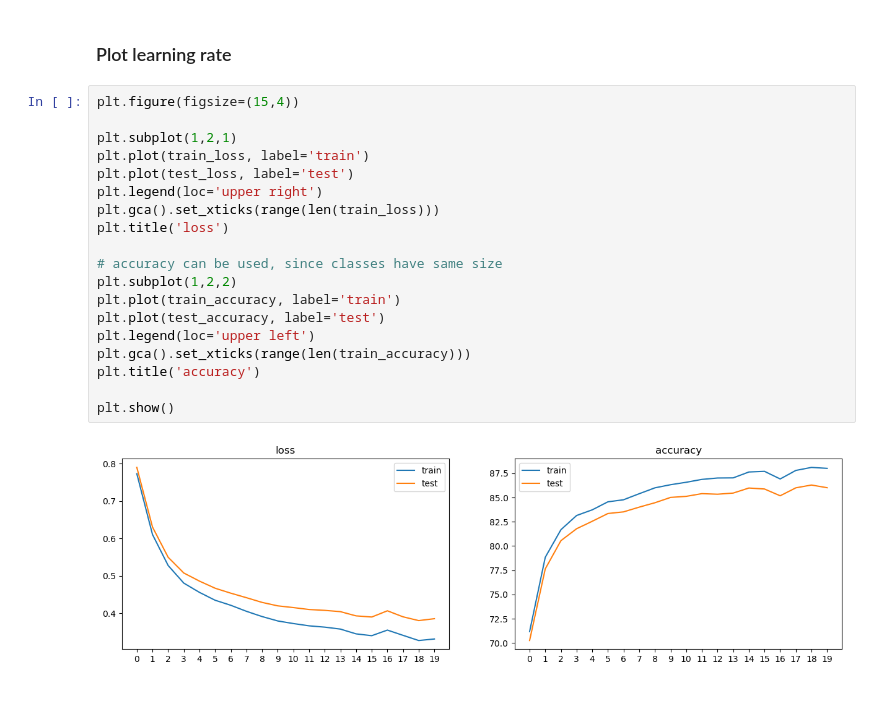
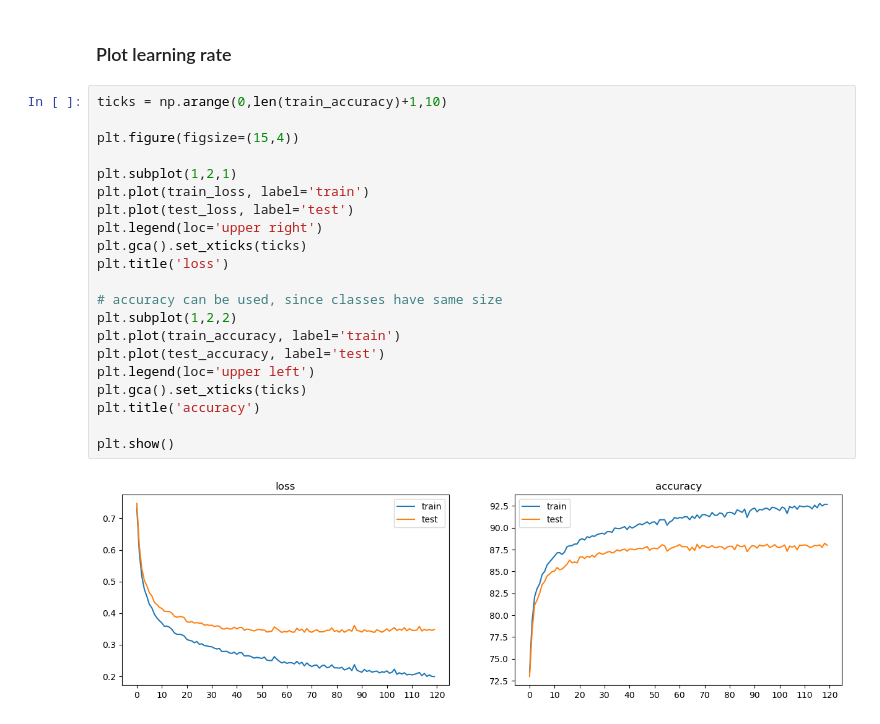
Before and after one commit to stakkato95/AIcourse, a Jupyter notebook: 3/3.ipynb, the cells around one changed output. Drawn from its saved outputs; the diff is of its cells as text.

Commit message:
Add training with 120 epochs

```diff
--- a/3/3.ipynb
+++ b/3/3.ipynb
@@ -202,23 +202,25 @@ Wall time: 4min 35s
 # %% [markdown]
 ### Plot learning rate
 # %%
+ticks = np.arange(0,len(train_accuracy)+1,10)
+
 plt.figure(figsize=(15,4))
 
 plt.subplot(1,2,1)
 plt.plot(train_loss, label='train')
 plt.plot(test_loss, label='test')
 plt.legend(loc='upper right')
-plt.gca().set_xticks(range(len(train_loss)))
+plt.gca().set_xticks(ticks)
 plt.title('loss')
 
 # accuracy can be used, since classes have same size
 plt.subplot(1,2,2)
 plt.plot(train_accuracy, label='train')
 plt.plot(test_accuracy, label='test')
 plt.legend(loc='upper left')
-plt.gca().set_xticks(range(len(train_accuracy)))
+plt.gca().set_xticks(ticks)
 plt.title('accuracy')
 
 plt.show()
 # %% [output]
-[figure, old version]
+[figure, new version]
```
Also changed, not shown: parts of 3 cells of this notebook.
